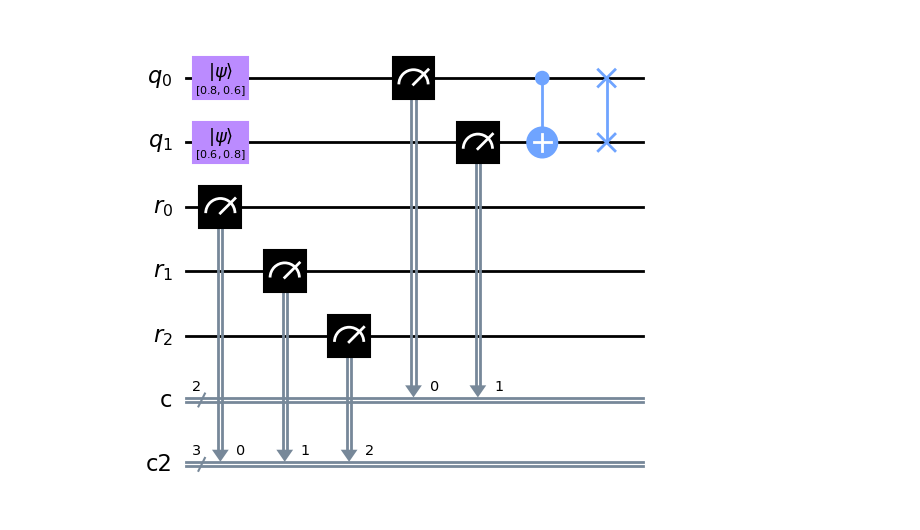
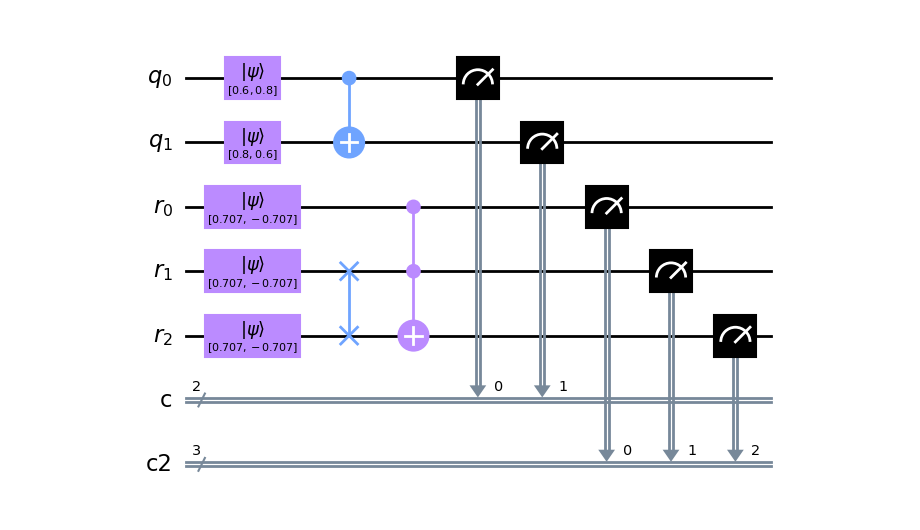
Before and after one commit to LowkeyCoding/QIC, a Jupyter notebook: template.ipynb, the cells around one changed output. Cells and saved outputs as stored; diff of their text form; code cells hidden in the pictures.

```diff
--- a/template.ipynb
+++ b/template.ipynb
@@ -20,19 +17,3 @@ from qiskit import *
 qregs =  [QuantumRegister(x,n) for n,x in qrblock]
 cregs =  [ClassicalRegister(x,n) for n,x in crblock]
 qc = QuantumCircuit(*qregs, *cregs)
-for i,s in istates:
-    if s != None:
-        qc.initialize(s,i)
-# %%
-# Insert circuit here
-# use numbers to reference qubits
-# qc.measure(0, reg) || (0,x) where x is a number
-qc.measure([0,1],[0,1])
-qc.measure([2,3,4],[2,3,4])
-qc.cnot(0,1)
-qc.swap(1,0)
-
-# Draw it
-qc.draw(output="mpl")
-# %% [output]
-[figure, removed]
@@ -39,3 +54,30 @@ qc.draw(output="mpl")
+# %%
+# Insert circuit here
+# init regular init
+qc.initialize([3/5,4/5], 0)
+
+qc.initialize([4/5,3/5], qreg('q',1))
+
+
+# init all three 'r' qregs
+for i in range(0,3):
+    qc.initialize([1/np.sqrt(2), -1/np.sqrt(2)], qreg('r', i))
+# use name and id to access quantum register
+qc.cnot(qreg('q', 0),qreg('q', 1))
+# direct access quantum registers
+qc.swap(3,4)
+# Unpack a block of quantum registers using '*'
+qc.ccx(*qregs('r'))
+
+# use direct acces quantum and classical registers in a block
+qc.measure([0,1],[0,1])
+# use name to get registers
+qc.measure(qregs("r"),cregs("c2"))
+
+# Draw it
+qc.draw(output="mpl")
+# %% [output]
+[figure, added]
 # %%
 from qiskit_aer import AerSimulator
 
```
Also changed, not shown: parts of 5 cells of this notebook, 2 other files.
